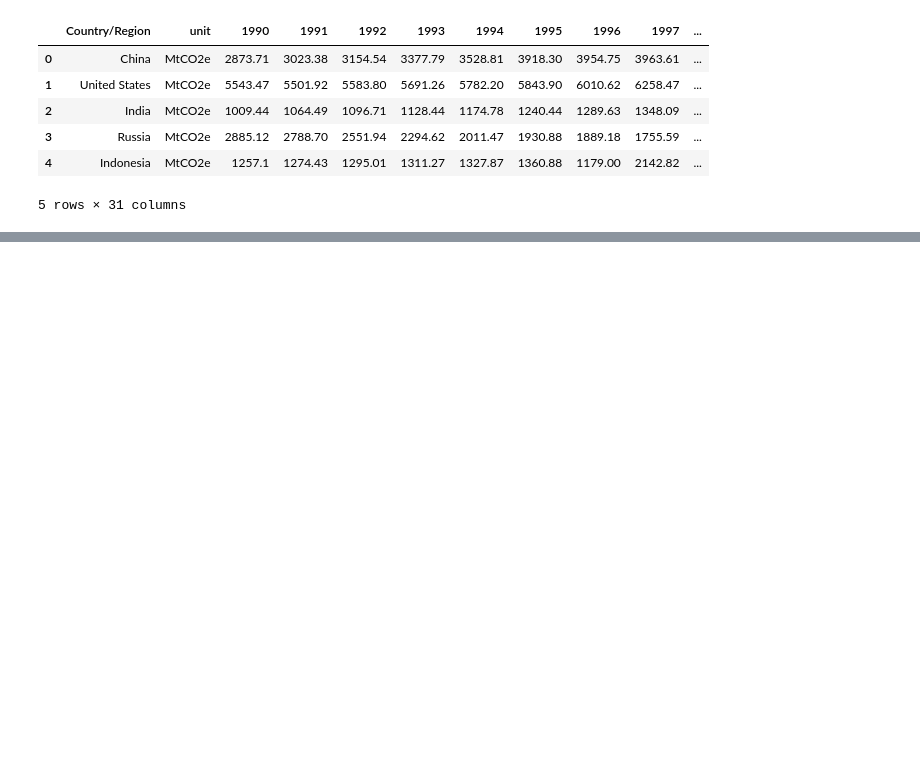
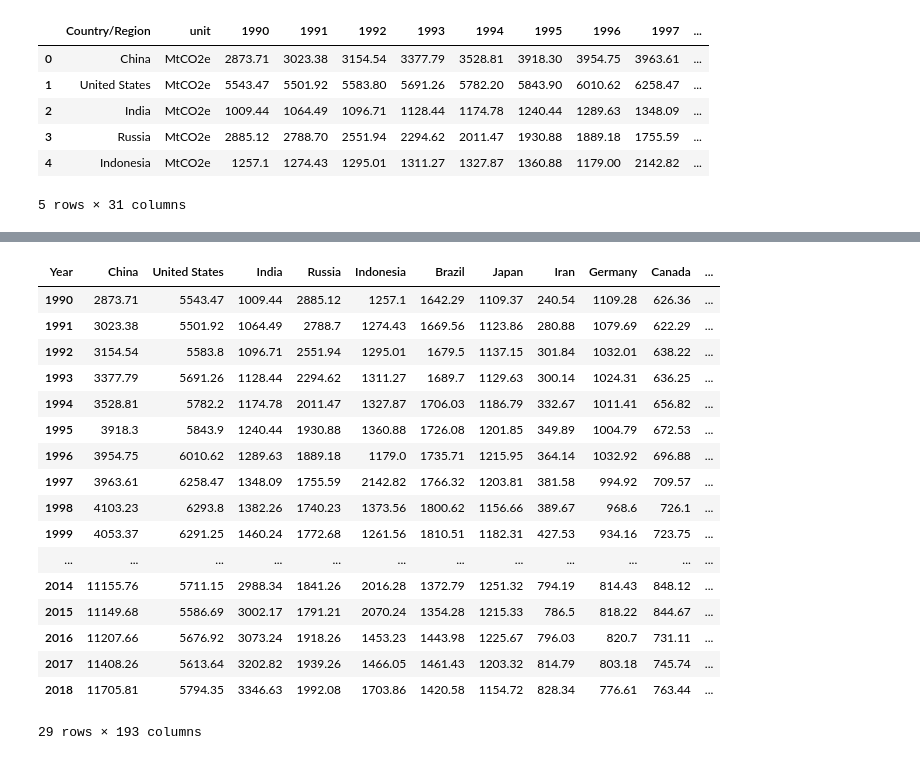
Before and after one commit to douglas-robertson/Project1, a Jupyter notebook: Data Files/ghg-emissions.ipynb, the cells around one changed output, grey strips where cells are left out. Drawn from its saved outputs; the diff is of its cells as text; code cells hidden in the pictures; blank space fills up the shorter version.

Commit message:
Cleaned Carbon Emission DataSet. Transposesd columns and rows for future easier charting

```diff
--- a/Data Files/ghg-emissions.ipynb
+++ b/Data Files/ghg-emissions.ipynb
@@ -48,0 +18,7 @@ emission.dropna()
+# %%
+#clean data by dropping the uni columns
+#clean data by removing rows with no countries or data (dropNA)
+clean = emission.drop(columns=["unit"])
+emission_df = clean.dropna()
+
+emission_df
@@ -48,0 +39,30 @@ emission.dropna()
+# %%
+#swap the column and rows for charting puposes
+emission_T = emission_df.transpose()
+#rename transposed column heading to make more sense.
+emission_T = emission_T.rename({"Country/Region": "Year"})
+#make the first row the new header for the index
+emission_T.columns = (emission_T.iloc[0])
+emission_T
+#drop first row after renaming index
+emission_C = emission_T.drop(emission_T.index[0])
+emission_C
+# %% [output]
+| Year | China | United States | India | Russia | Indonesia | Brazil | Japan | Iran | Germany | Canada | ... |
+| 1990 | 2873.71 | 5543.47 | 1009.44 | 2885.12 | 1257.1 | 1642.29 | 1109.37 | 240.54 | 1109.28 | 626.36 | ... |
+| 1991 | 3023.38 | 5501.92 | 1064.49 | 2788.7 | 1274.43 | 1669.56 | 1123.86 | 280.88 | 1079.69 | 622.29 | ... |
+| 1992 | 3154.54 | 5583.8 | 1096.71 | 2551.94 | 1295.01 | 1679.5 | 1137.15 | 301.84 | 1032.01 | 638.22 | ... |
+| 1993 | 3377.79 | 5691.26 | 1128.44 | 2294.62 | 1311.27 | 1689.7 | 1129.63 | 300.14 | 1024.31 | 636.25 | ... |
+| 1994 | 3528.81 | 5782.2 | 1174.78 | 2011.47 | 1327.87 | 1706.03 | 1186.79 | 332.67 | 1011.41 | 656.82 | ... |
+| 1995 | 3918.3 | 5843.9 | 1240.44 | 1930.88 | 1360.88 | 1726.08 | 1201.85 | 349.89 | 1004.79 | 672.53 | ... |
+| 1996 | 3954.75 | 6010.62 | 1289.63 | 1889.18 | 1179.0 | 1735.71 | 1215.95 | 364.14 | 1032.92 | 696.88 | ... |
+| 1997 | 3963.61 | 6258.47 | 1348.09 | 1755.59 | 2142.82 | 1766.32 | 1203.81 | 381.58 | 994.92 | 709.57 | ... |
+| 1998 | 4103.23 | 6293.8 | 1382.26 | 1740.23 | 1373.56 | 1800.62 | 1156.66 | 389.67 | 968.6 | 726.1 | ... |
+| 1999 | 4053.37 | 6291.25 | 1460.24 | 1772.68 | 1261.56 | 1810.51 | 1182.31 | 427.53 | 934.16 | 723.75 | ... |
+| ... | ... | ... | ... | ... | ... | ... | ... | ... | ... | ... | ... |
+| 2014 | 11155.76 | 5711.15 | 2988.34 | 1841.26 | 2016.28 | 1372.79 | 1251.32 | 794.19 | 814.43 | 848.12 | ... |
+| 2015 | 11149.68 | 5586.69 | 3002.17 | 1791.21 | 2070.24 | 1354.28 | 1215.33 | 786.5 | 818.22 | 844.67 | ... |
+| 2016 | 11207.66 | 5676.92 | 3073.24 | 1918.26 | 1453.23 | 1443.98 | 1225.67 | 796.03 | 820.7 | 731.11 | ... |
+| 2017 | 11408.26 | 5613.64 | 3202.82 | 1939.26 | 1466.05 | 1461.43 | 1203.32 | 814.79 | 803.18 | 745.74 | ... |
+| 2018 | 11705.81 | 5794.35 | 3346.63 | 1992.08 | 1703.86 | 1420.58 | 1154.72 | 828.34 | 776.61 | 763.44 | ... |
+29 rows × 193 columns
```
Also changed, not shown: parts of 4 cells of this notebook.
